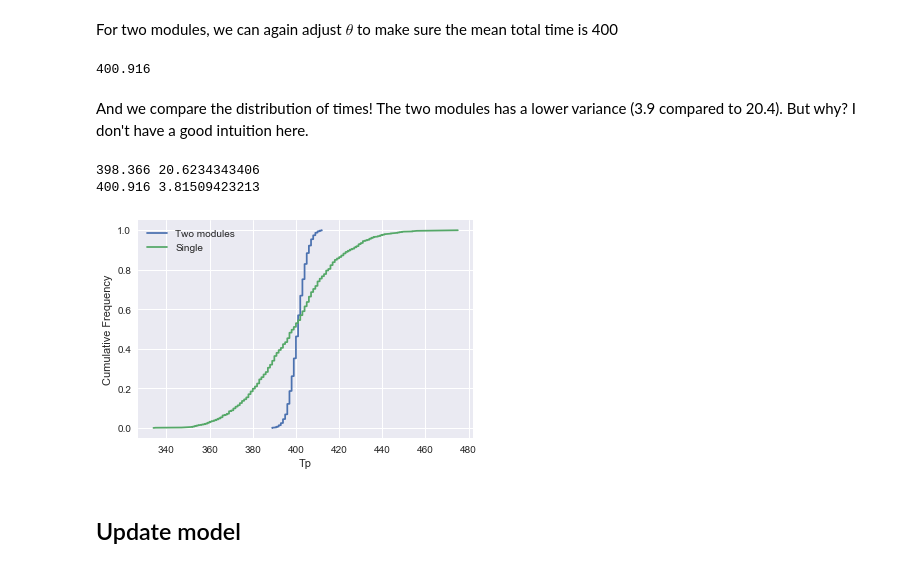
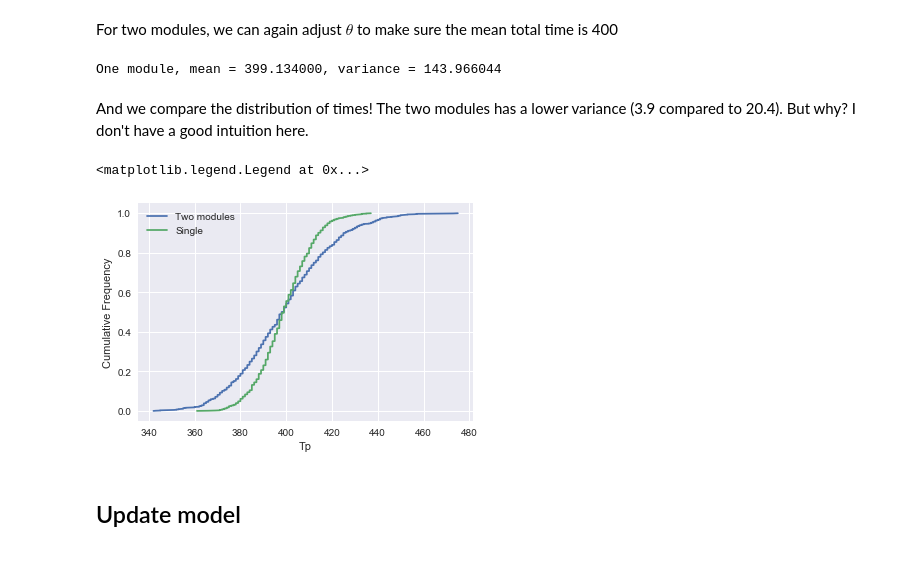
Before and after one commit to nhat-le/Noisy-Mutual-Inhibition, a Jupyter notebook: two_neuron_cascade.ipynb, the cells around one changed output. Drawn from its saved outputs; the diff is of its cells as text; code cells hidden in the pictures.

```diff
--- a/two_neuron_cascade.ipynb
+++ b/two_neuron_cascade.ipynb
@@ -205,8 +79,11 @@ class TwoNeuronModule:
         self.v_lst = np.vstack(self.v_lst)
         return self.u_lst, self.v_lst
 
+    def get_decision_v(self):
+        return self.u_lst - self.v_lst
+
     def find_tp(self):
-        decision_v = self.u_lst - self.v_lst
+        decision_v = self.get_decision_v()
         times_lst = []
         for k in range(self.u_lst.shape[1]):
             if np.max(decision_v) > self.threshold:
@@ -343,5 +182,10 @@ plt.ylabel('Tp')
 # %% [markdown]
 We first simulate a single module. We adjust $\theta$ to make the mean time to threshold = 400
 # %%
-module = TwoNeuronModule(Wut=6, Wuv=6, Wvt=6, Wvu=6, theta=0.76, tau=100, dt=1, sigma_mu=0, sigma_sigma=0.3)
-ulst, vlst = module.simulate_full_trial(0.7, 0.2, 100, 1000)
+# One module case to produce Tp = 400
+module = TwoNeuronModule(Wut=6, Wuv=6, Wvt=6, Wvu=6, theta=0.752, tau=100, dt=1,
+                         sigma_mu=0, sigma_sigma=0.3, threshold=0.65)
+ulst, vlst = module.simulate_full_trial(0.7, 0.2, 1000, 1000)
+times_single = module.find_tp()
+
+print('One module, mean = %f, variance = %f' % (np.mean(times_single), np.var(times_single)))
@@ -382,44 +194,32 @@ print(np.mean(times_lst_sigma_single), np.std(times_lst_sigma_single))
 # %% [markdown]
 For two modules, we can again adjust $\theta$ to make sure the mean total time is 400
-# %%
-# Two modules
-ntrials = 1000
-nsteps = 3000
-theta = 0.658 # This makes mean = 400
-state_dict = {'u': np.array([0.7] * ntrials), 'v': np.array([0.2] * ntrials)}
-param_dict_module = {'Wut': 6, 'Wvt': 6, 'Wuv': 6, 'Wvu': 6,
-              'theta': theta, 'tau': 100, 'dt': 1, 'ext': 0, 'sigma': 0.1}
-
-ulst_noise_sigma1, vlst_noise_sigma1 = simulate_u_v_exp_multi(state_dict, param_dict_module, nsteps)
-ulst_noise_sigma2, vlst_noise_sigma2 = simulate_u_v_exp_multi(state_dict, param_dict_module, nsteps)
-
-decision_sigma1 = ulst_noise_sigma1 - vlst_noise_sigma1
-decision_sigma2 = ulst_noise_sigma2 - vlst_noise_sigma2
-
-times_lst_sigma1 = get_times_lst_from_decision_v(decision_sigma1, threshold)
-times_lst_sigma2 = get_times_lst_from_decision_v(decision_sigma2, threshold)
-times_lst_sigma = times_lst_sigma1 + times_lst_sigma2
-print(np.mean(times_lst_sigma))
-# %% [output]
-400.916
+# %%
+# Two modules
+module1 = TwoNeuronModule(Wut=6, Wuv=6, Wvt=6, Wvu=6, theta=0.644, tau=100, dt=1,
+                         sigma_mu=0, sigma_sigma=0.3, threshold=0.65)
+_ = module1.simulate_full_trial(0.7, 0.2, 1000, 3000)
+module2 = TwoNeuronModule(Wut=6, Wuv=6, Wvt=6, Wvu=6, theta=0.644, tau=100, dt=1,
+                         sigma_mu=0, sigma_sigma=0.3, threshold=0.65)
+_ = module2.simulate_full_trial(0.7, 0.2, 1000, 3000)
+
+times_two_modules = module1.find_tp() + module2.find_tp()
+
+print('One module, mean = %f, variance = %f' % (np.mean(times_two_modules), np.var(times_two_modules)))
+# %% [output]
+One module, mean = 399.134000, variance = 143.966044
 # %% [markdown]
 And we compare the distribution of times! The two modules has a lower variance (3.9 compared to 20.4). But why? I don't have a good intuition here.
 # %%
-x1, y1 = ecdf(times_lst_sigma)
-x2, y2 = ecdf(times_lst_sigma_single)
+x1, y1 = ecdf(times_single)
+x2, y2 = ecdf(times_two_modules)
 plt.plot(x1, y1, label='Two modules')
 plt.plot(x2, y2, label='Single')
 plt.xlabel('Tp')
 plt.ylabel('Cumulative Frequency')
 plt.legend()
-
-
-print(np.mean(times_lst_sigma_single), np.std(times_lst_sigma_single))
-print(np.mean(times_lst_sigma), np.std(times_lst_sigma))
 # %% [output]
-398.366 20.6234343406
-400.916 3.81509423213
+<matplotlib.legend.Legend at 0x...>
-[figure, old version]
+[figure, new version]
 # %% [markdown]
 ## Update model
 # %% [markdown]
```
Also changed, not shown: parts of 57 cells of this notebook.
